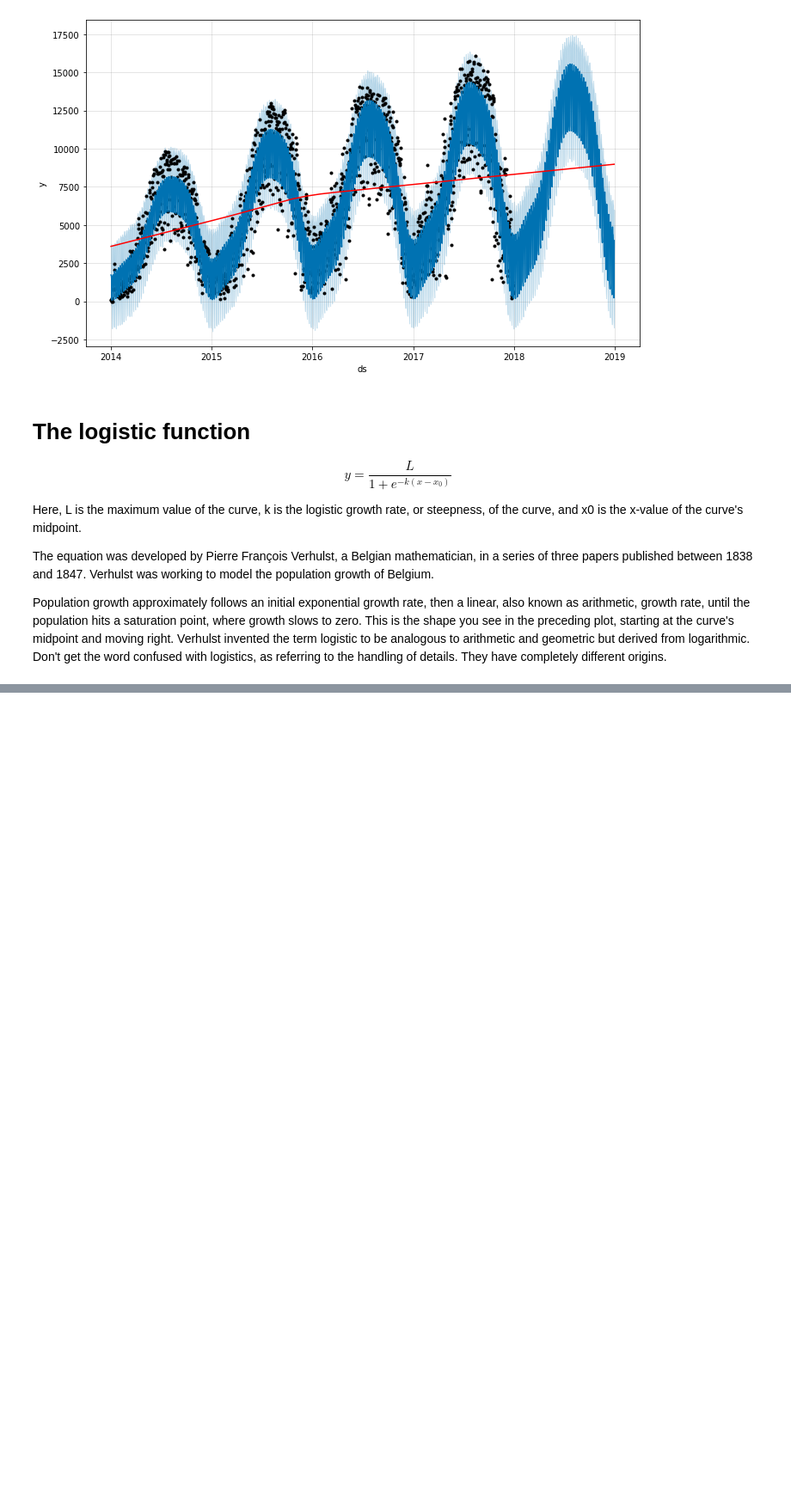
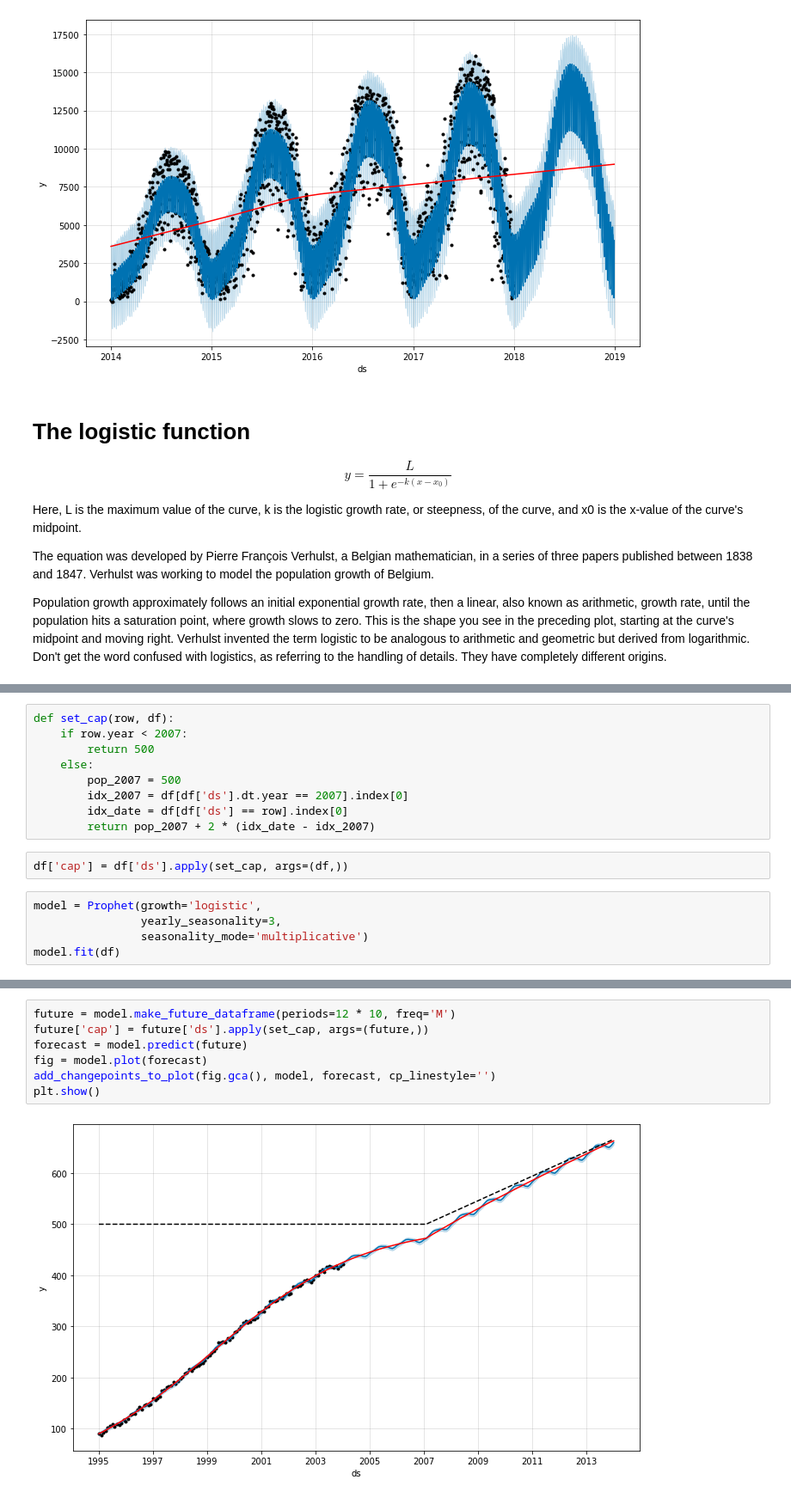
Before and after one commit to caiosainvallio/time-series, a Jupyter notebook: prophet/05_growth-modes.ipynb, the cells around one changed output, grey strips where cells are left out. Shown: that part at 86% size. Saved outputs shown, nothing was run; the diff lists cells and outputs as text; blank space fills up the shorter version.

```diff
--- a/prophet/05_growth-modes.ipynb
+++ b/prophet/05_growth-modes.ipynb
@@ -61,0 +171,16 @@ logistics, as referring to the handling of details. They have completely differe
+# %%
+def set_cap(row, df):
+    if row.year < 2007:
+        return 500
+    else:
+        pop_2007 = 500
+        idx_2007 = df[df['ds'].dt.year == 2007].index[0]
+        idx_date = df[df['ds'] == row].index[0]
+        return pop_2007 + 2 * (idx_date - idx_2007)
+# %%
+df['cap'] = df['ds'].apply(set_cap, args=(df,))
+# %%
+model = Prophet(growth='logistic',
+                yearly_seasonality=3,
+                seasonality_mode='multiplicative')
+model.fit(df)
@@ -61,0 +203,9 @@ logistics, as referring to the handling of details. They have completely differe
+# %%
+future = model.make_future_dataframe(periods=12 * 10, freq='M')
+future['cap'] = future['ds'].apply(set_cap, args=(future,))
+forecast = model.predict(future)
+fig = model.plot(forecast)
+add_changepoints_to_plot(fig.gca(), model, forecast, cp_linestyle='')
+plt.show()
+# %% [output]
+[figure, added]
```
Also changed, not shown: parts of 19 cells of this notebook.
